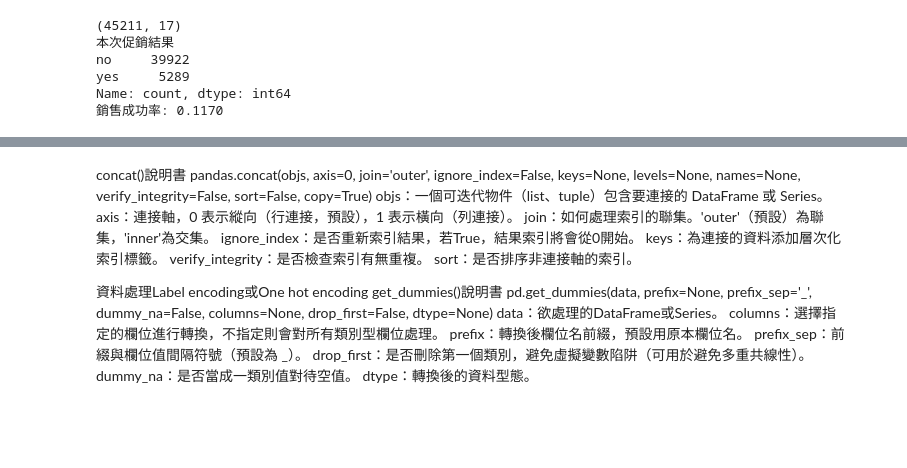
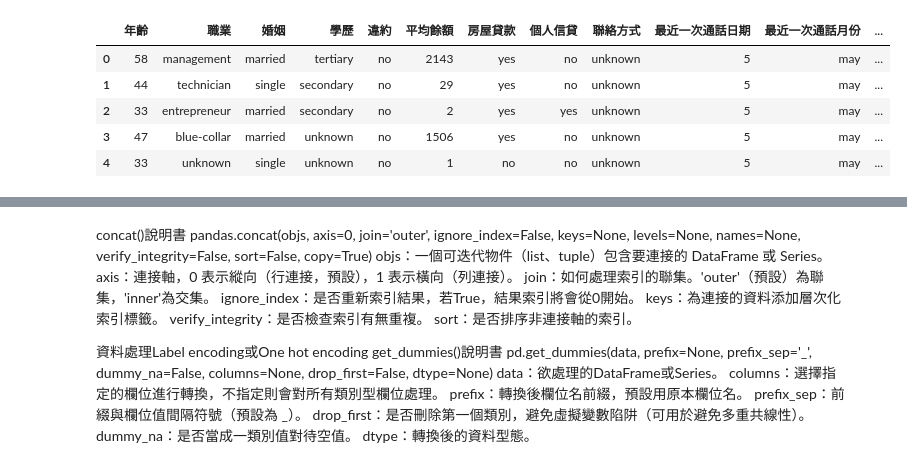
Before and after one commit to GaudiKao/learn-python-by-doing, a Jupyter notebook: Data_Structures&Alogrithms/ch05_01_bank.ipynb, the cells around one changed output, grey strips where cells are left out. Drawn from its saved outputs; the diff is of its cells as text; code cells hidden in the pictures; blank space fills up the shorter version.

```diff
--- a/Data_Structures&Alogrithms/ch05_01_bank.ipynb
+++ b/Data_Structures&Alogrithms/ch05_01_bank.ipynb
@@ -5,25 +53,20 @@ import pandas as pd
 # %%
-#載入資料
+#1.載入資料
 df_all = pd.read_csv('bank/bank-full.csv', sep=';')
 
 #將項目名稱改成中文，確認資料框內容使用display(df_all.head())
 columns = [
     '年齡', '職業', '婚姻', '學歷', '違約', '平均餘額', '房屋貸款', '個人信貸', '聯絡方式', '最近一次通話日期', '最近一次通話月份', '最近一次通話秒數',
     '通話次數_促銷期間', '上次促銷後_經過天數', '通話次數_促銷之前', '上次促銷結果', '本次促銷結果'
 ]
 df_all.columns = columns
 
-#確認訓練資料的比數與項目數
-print(df_all.shape)
-
-#確認本次促銷結果的分布、成功率，計算結果次數用.value_counts()
-print(df_all['本次促銷結果'].value_counts())
-rate = df_all['本次促銷結果'].value_counts()['yes']/len(df_all)
-print(f'銷售成功率: {rate:.4f}')
+#確認資料
+display(df_all.head())
 # %% [output]
-(45211, 17)
-本次促銷結果
-no     39922
-yes     5289
-Name: count, dtype: int64
-銷售成功率: 0.1170
+|  | 年齡 | 職業 | 婚姻 | 學歷 | 違約 | 平均餘額 | 房屋貸款 | 個人信貸 | 聯絡方式 | 最近一次通話日期 | 最近一次通話月份 | ... |
+| 0 | 58 | management | married | tertiary | no | 2143 | yes | no | unknown | 5 | may | ... |
+| 1 | 44 | technician | single | secondary | no | 29 | yes | no | unknown | 5 | may | ... |
+| 2 | 33 | entrepreneur | married | secondary | no | 2 | yes | yes | unknown | 5 | may | ... |
+| 3 | 47 | blue-collar | married | unknown | no | 1506 | yes | no | unknown | 5 | may | ... |
+| 4 | 33 | unknown | single | unknown | no | 1 | no | no | unknown | 5 | may | ... |
```
Also changed, not shown: parts of 8 cells of this notebook, 1 other file.
